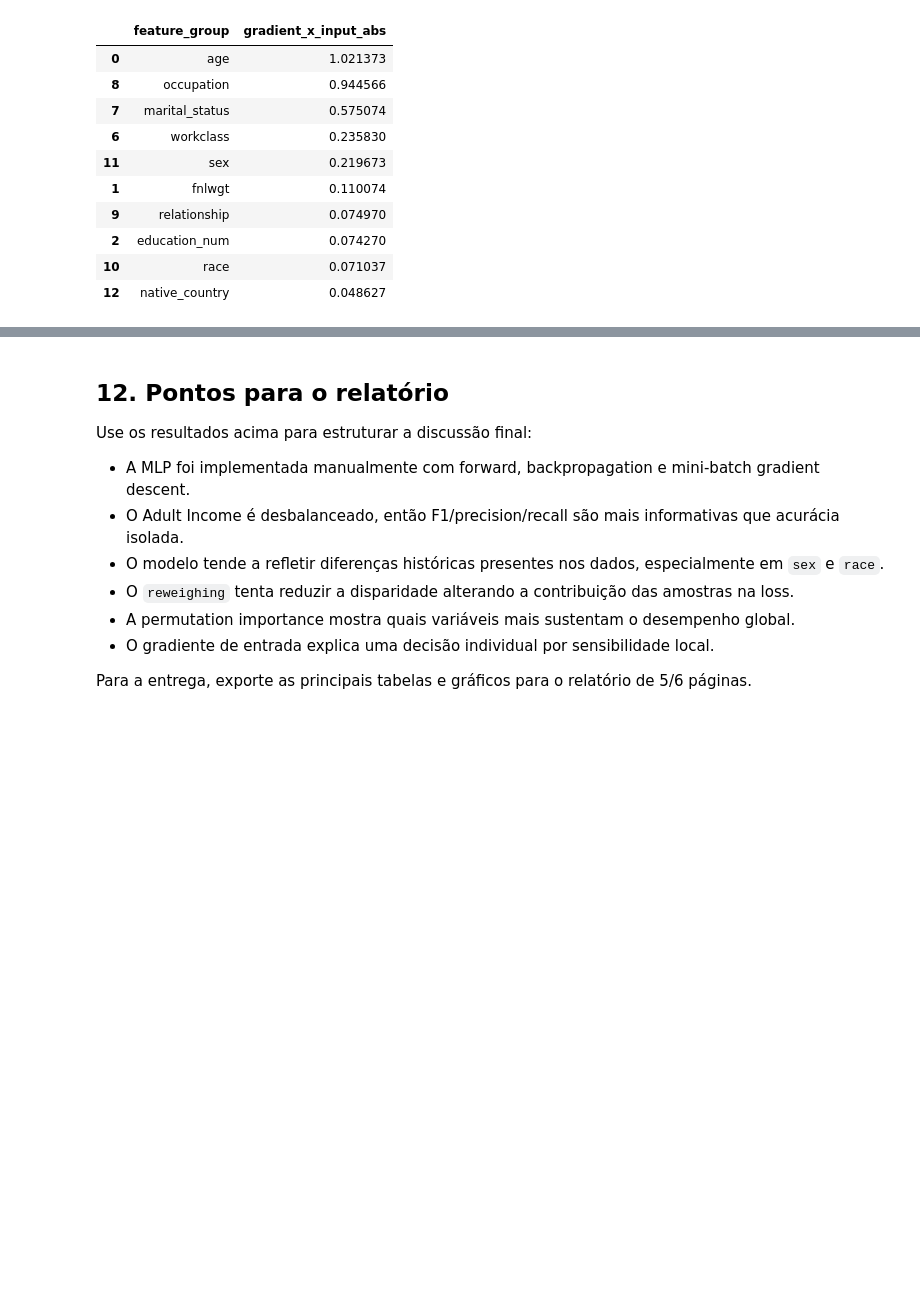
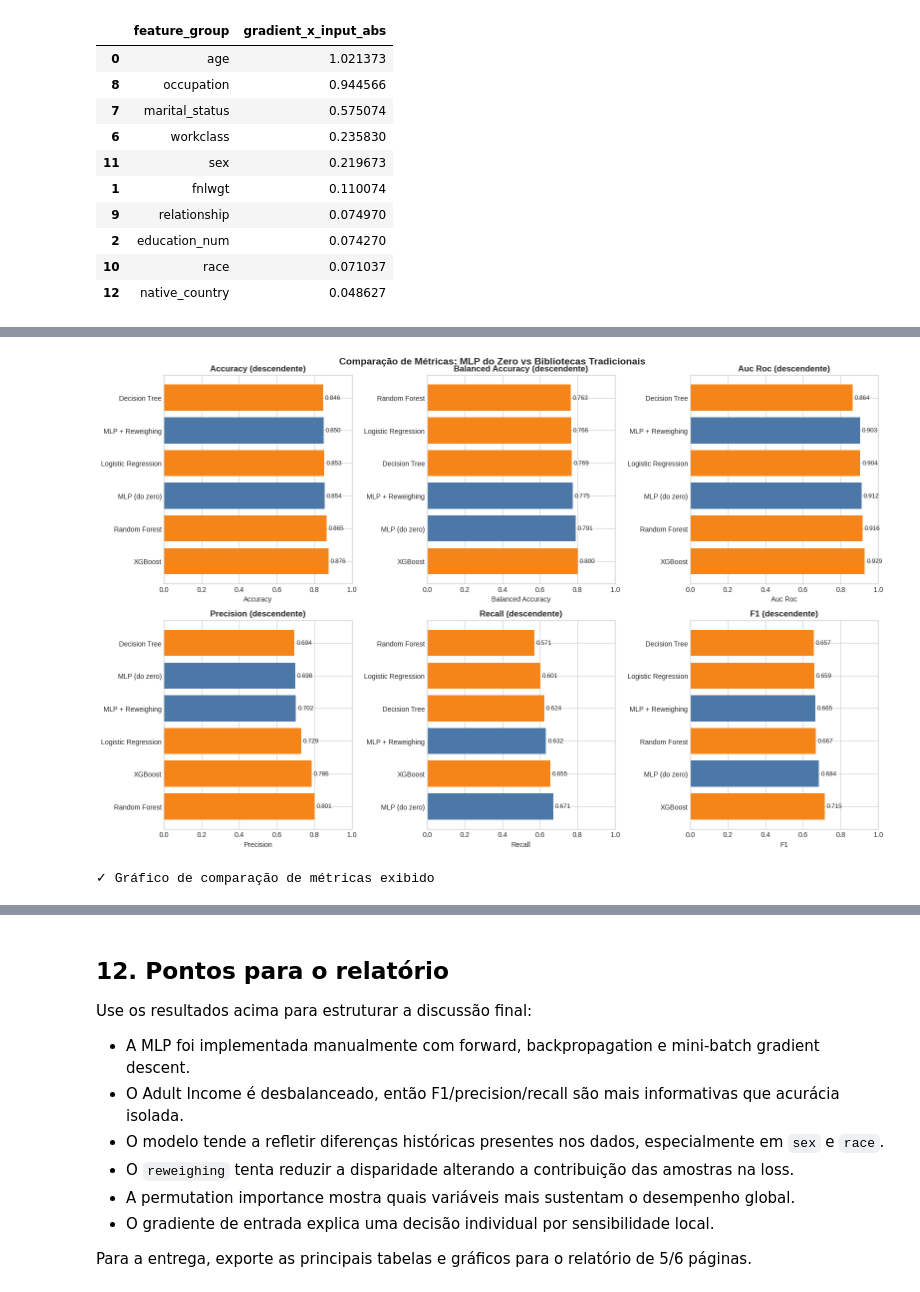
Before and after one commit to Project-MC906/Deep-Learning-Adult-Income, a Jupyter notebook: notebooks/adult_income_mlp.ipynb, the cells around one changed output, grey strips where cells are left out. Drawn from its saved outputs; the diff is of its cells as text; code cells hidden in the pictures; blank space fills up the shorter version.

Commit message:
adding lib implemented classifiers for comparison

```diff
--- a/notebooks/adult_income_mlp.ipynb
+++ b/notebooks/adult_income_mlp.ipynb
@@ -1093,0 +1311,27 @@ Probabilidades [<=50K, >50K]: [0.3953 0.6047]
+# %%
+# Visualização 1: Comparação de Métricas (gráfico de barras lado-a-lado)
+fig, axes = plt.subplots(2, 3, figsize=(16, 10))
+metrics_to_plot = ['accuracy', 'balanced_accuracy', 'auc_roc', 'precision', 'recall', 'f1']
+colors_map = {'Nosso': '#4C78A8', 'Biblioteca': '#F58518'}
+
+for idx, metric in enumerate(metrics_to_plot):
+    ax = axes[idx // 3, idx % 3]
+    data = comparison_df.sort_values(metric, ascending=False)
+    colors = [colors_map[t] for t in data['Type']]
+    bars = ax.barh(data['Model'], data[metric], color=colors)
+    ax.set_xlabel(metric.replace('_', ' ').title())
+    ax.set_title(f'{metric.replace("_", " ").title()} (descendente)', fontweight='bold')
+    ax.set_xlim(0, 1)
+
+    # Adicionar valores nas barras
+    for i, (bar, val) in enumerate(zip(bars, data[metric])):
+        ax.text(val + 0.01, bar.get_y() + bar.get_height()/2, f'{val:.3f}',
+                va='center', fontsize=9)
+
+plt.tight_layout()
+plt.suptitle('Comparação de Métricas: MLP do Zero vs Bibliotecas Tradicionais',
+             fontsize=14, fontweight='bold', y=1.00)
+plt.show()
+# %% [output]
+[figure, added]
+✓ Gráfico de comparação de métricas exibido
```
Also changed, not shown: parts of 8 cells of this notebook.
